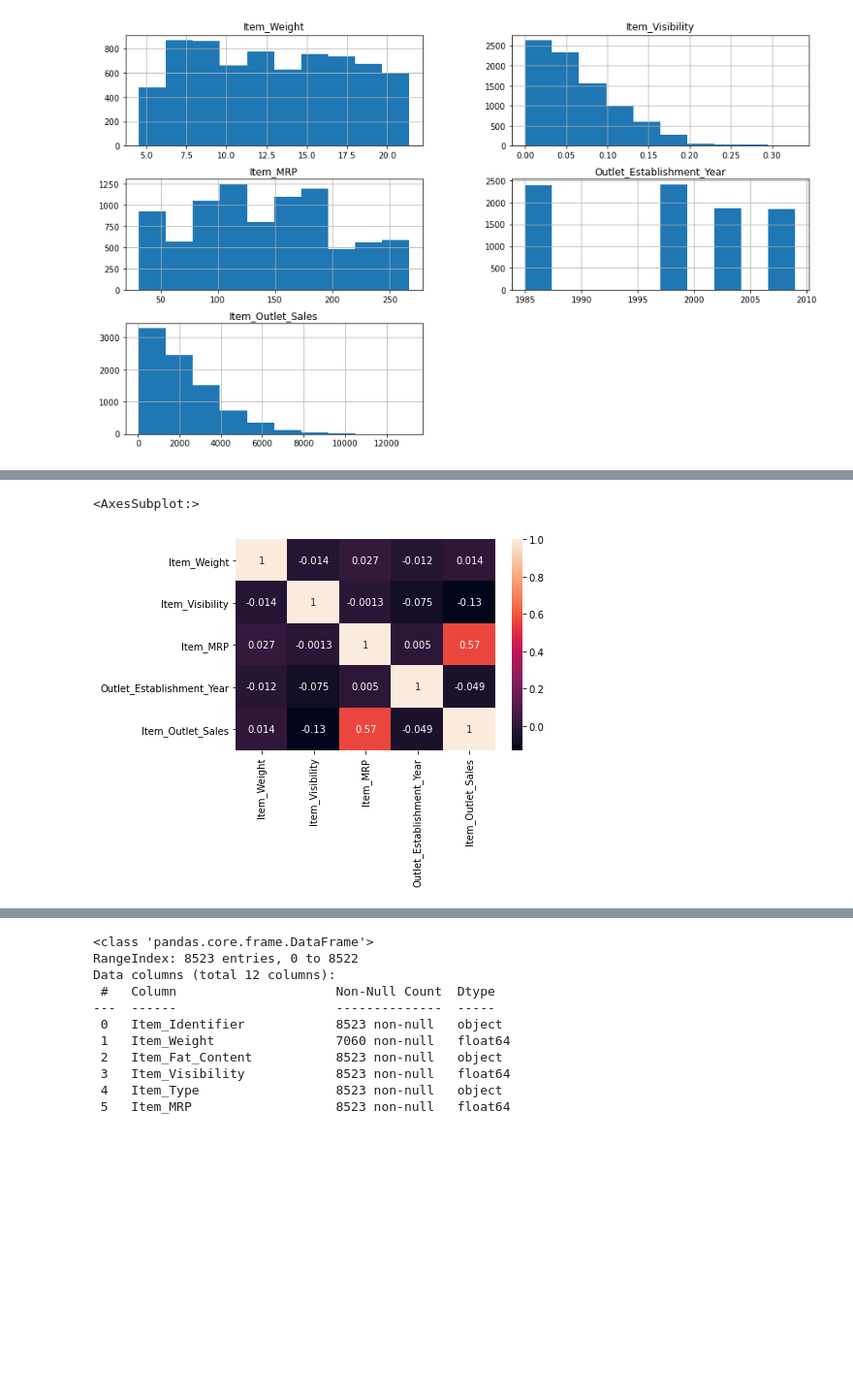
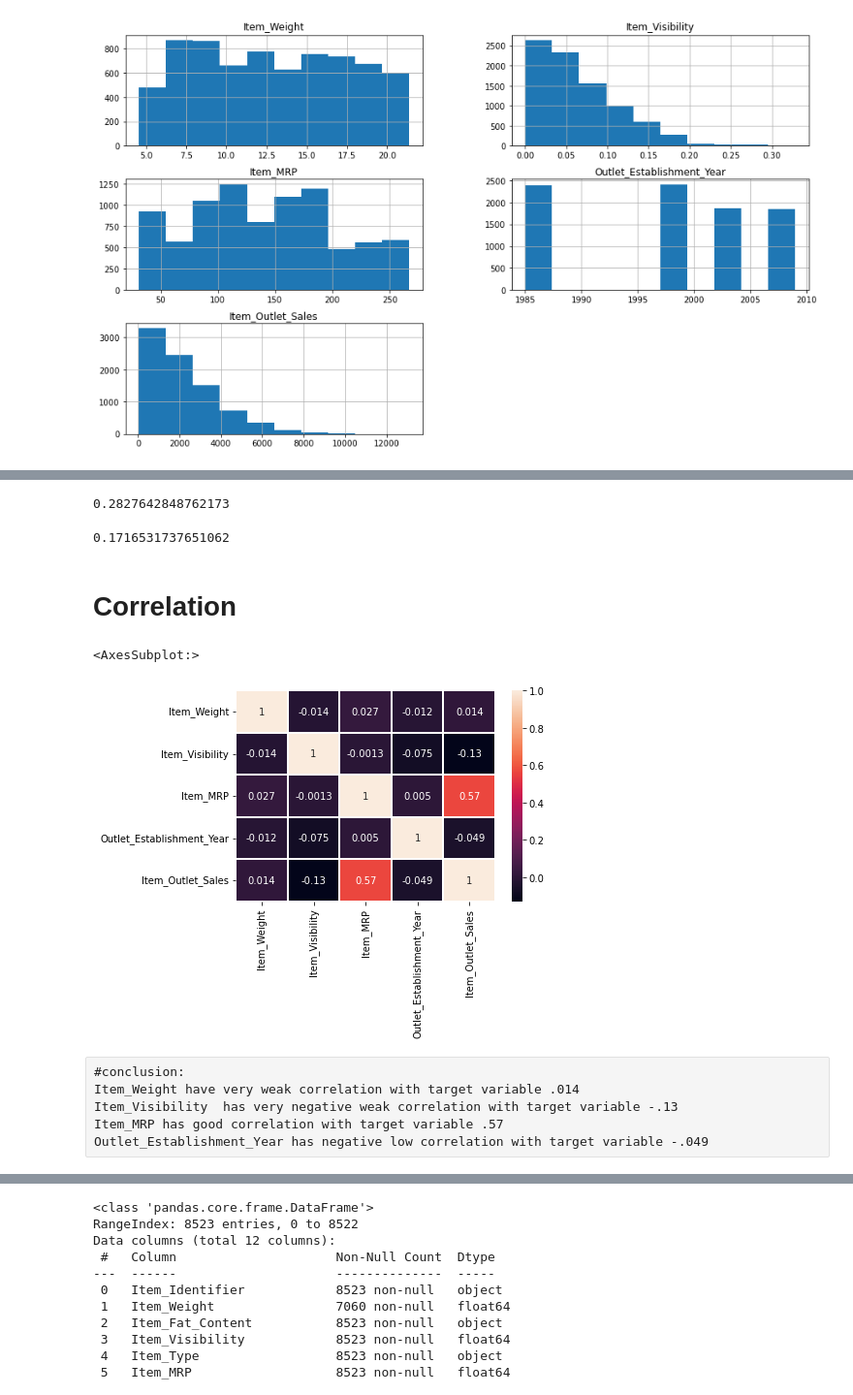
Before and after one commit to mohittomar2008/Big-Data-Mart-Sales-Problem, a Jupyter notebook: Big Data New - 2.ipynb, the cells around one changed output, grey strips where cells are left out. Shown at 97% size. Drawn from its saved outputs; the diff is of its cells as text; code cells hidden in the pictures; blank space fills up the shorter version.

```diff
--- a/Big Data New - 2.ipynb
+++ b/Big Data New - 2.ipynb
@@ -11,5 +38,6 @@ warnings.filterwarnings('ignore')
 # %%
-df= pd.read_csv('bigdatamart_Train.csv')
+#df= pd.read_csv('bigdatamart_Train.csv')
+df=pd.read_csv('https://raw.githubusercontent.com/dsrscientist/bigdatamart_rep/master/bigdatamart_Train.csv')
 # %%
 df.head()
 # %% [output]
@@ -35,0 +80,4 @@ array([[<AxesSubplot:title={'center':'Item_Weight'}>,
+# %%
+df.Item_Fat_Content=df.Item_Fat_Content.replace('LF','Low Fat')
+df.Item_Fat_Content=df.Item_Fat_Content.replace('reg','Regular')
+df.Item_Fat_Content=df.Item_Fat_Content.replace('low fat','Low Fat')
@@ -36,5 +135,23 @@ array([[<AxesSubplot:title={'center':'Item_Weight'}>,
+# %%
+# Outlet size have 2410 missing values  , 28% missing values within feature
+df['Outlet_Size'].isnull().mean()
+# %% [output]
+0.2827642848762173
+# %%
+#Item_weight  have 1463 missig records,   17% missing values
+df['Item_Weight'].isnull().mean()
+# %% [output]
+0.1716531737651062
+# %% [markdown]
+# Correlation
 # %%
-sns.heatmap(df.corr(),annot=True)
+sns.heatmap(df.corr(),annot=True,linecolor='white',linewidths=.25)
 # %% [output]
 <AxesSubplot:>
-[figure, old version]
+[figure, new version]
+# %% [raw]
+#conclusion:
+Item_Weight have very weak correlation with target variable .014
+Item_Visibility  has very negative weak correlation with target variable -.13
+Item_MRP has good correlation with target variable .57
+Outlet_Establishment_Year has negative low correlation with target variable -.049
```
Also changed, not shown: parts of 117 cells of this notebook.
